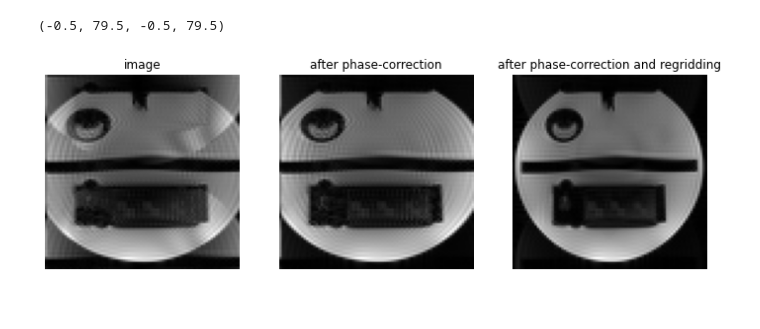
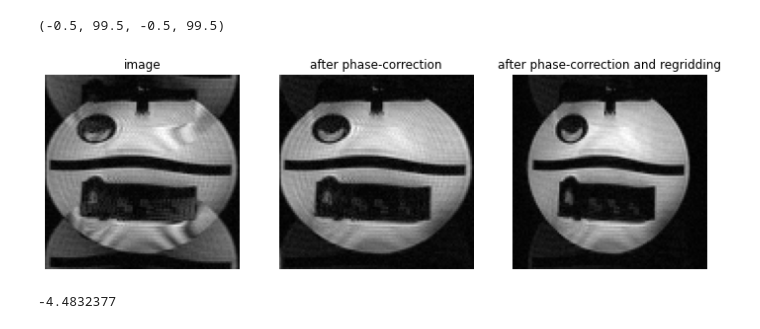
Before and after one commit to pehses/twixtools, a Jupyter notebook: demo/recon_example.ipynb, the cells around one changed output. Cells and saved outputs as stored; diff of their text form; code cells hidden in the pictures.

```diff
--- a/demo/recon_example.ipynb
+++ b/demo/recon_example.ipynb
@@ -54,6 +54,6 @@ Scan  0
 # %%
 # read data and directly map to twix_array
-epi_map = twixtools.map_twix(os.path.join(example_dir, 'meas_MID00269_FID117232_ep2d_bold.dat'))
+epi_map = twixtools.map_twix(os.path.join(example_dir, 'epi.dat'))
 pc_array = epi_map[-1]['phasecorr'].copy()
 
 # set averaging flags
@@ -122,8 +114,8 @@ im_array.flags['remove_os'] = True
 
 pc_array = epi_map[-1]['phasecorr'].copy()
 pc_array.flags['remove_os'] = True
-pc_array.flags['average']['Lin']=True
-pc_array.flags['average']['Par']=True
+pc_array.flags['skip_empty_lead']=True
+
 
 pc = ifftnd(pc_array[:])
 
@@ -168,37 +160,40 @@ pc = ifftnd(pc_array[:])
 x = np.arange(pc_array.shape[-1]) - pc_array.shape[-1]//2
 
 # calculate phase slope from autocorrelation (for both readout polarities separately - each in its own dim)
-slope = np.angle((np.conj(pc[...,1:]) * pc[...,:-1]).sum(-1, keepdims=True).sum(-2, keepdims=True))
+slope = np.angle((np.conj(pc[...,1:]) * pc[...,:-1]).sum(-1, keepdims=True))
 pc_corr = np.exp(1j * slope * x)
 
 data = im_array[:]
 image_pc_regrid = ifftnd(data, [-1])
 # apply slope
 image_pc_regrid *= pc_corr
 image_pc_regrid = image_pc_regrid.sum(5).squeeze()
 image_pc_regrid = ifftnd(image_pc_regrid, [0])
 
 image_pc_regrid = rms_comb(image_pc_regrid)
-
-
 
 
 plt.figure(figsize=[12,6])
 
 plt.subplot(131)
 plt.title('image')
 plt.imshow(image, cmap='gray', origin='lower')
 plt.axis('off')
 
 plt.subplot(132)
 plt.title('after phase-correction')
 plt.imshow(image_pc, cmap='gray', origin='lower')
 plt.axis('off')
 
 plt.subplot(133)
 plt.title('after phase-correction and regridding')
 plt.imshow(image_pc_regrid, cmap='gray', origin='lower')
 plt.axis('off')
 # %% [output]
-(-0.5, 79.5, -0.5, 79.5)
+(-0.5, 99.5, -0.5, 99.5)
-[figure, old version]
+[figure, new version]
+# %%
+im_array.rs_traj.shape
+im_array.mdb_list[0].mdh['fReadOutOffcentre']
+# %% [output]
+-4.4832377
```
Also changed, not shown: parts of 4 cells of this notebook, 13 other files.
